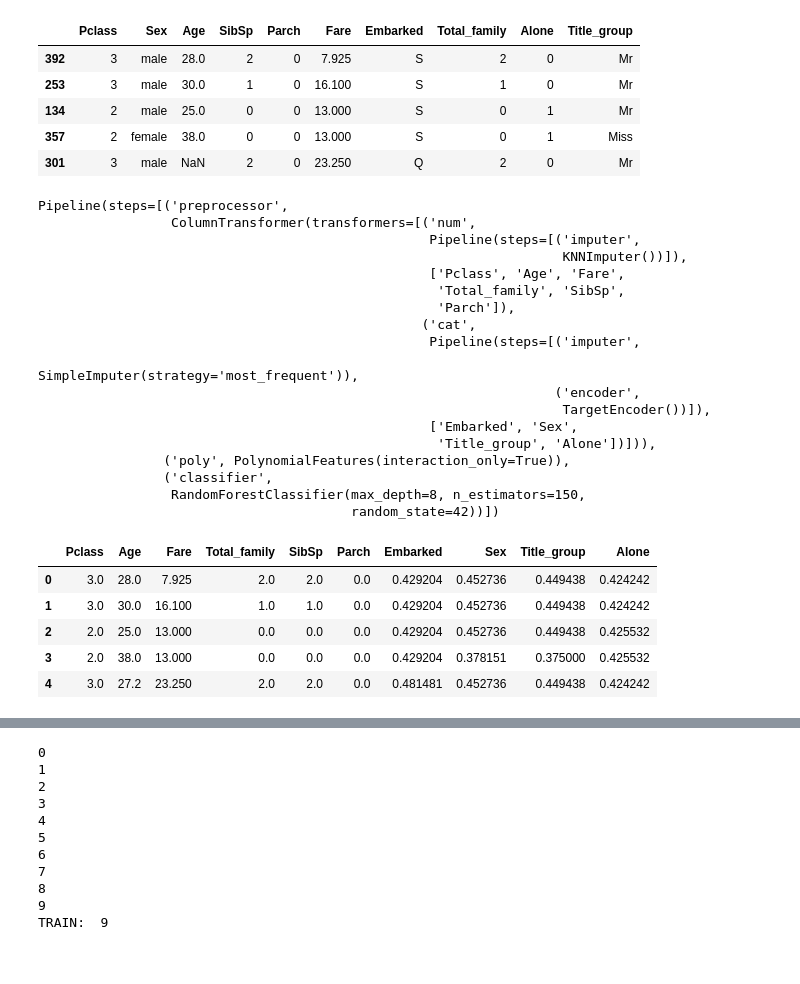
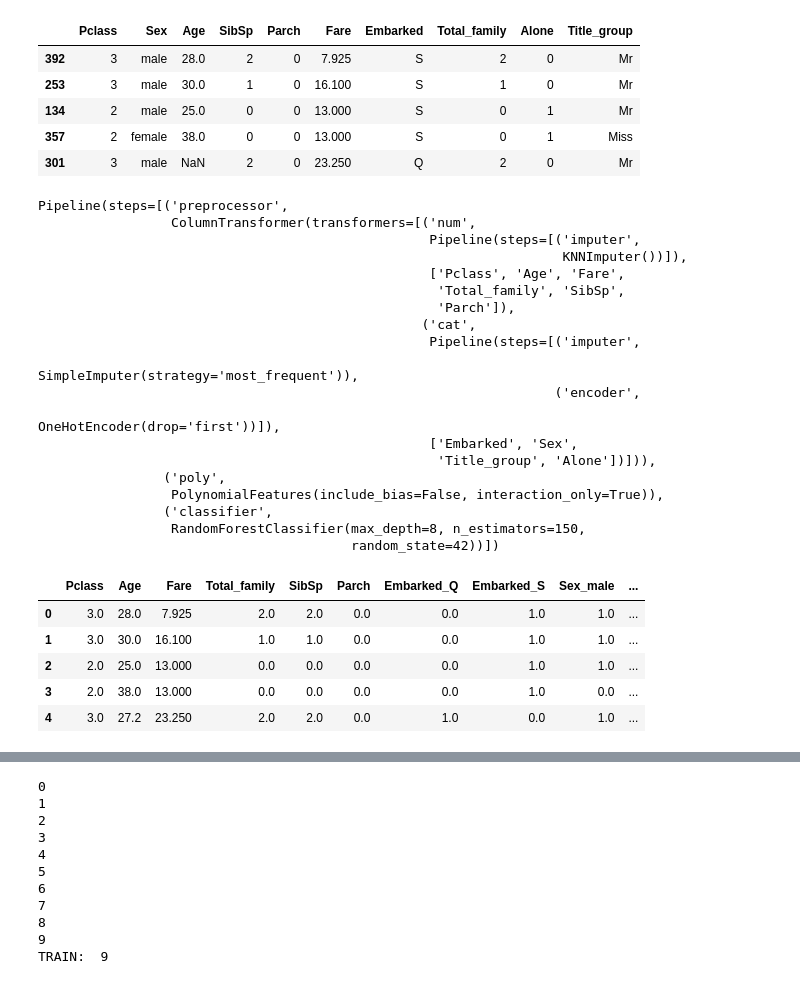
Before and after one commit to Sebasu11/Titanic-Machine-Learning-from-Disaster, a Jupyter notebook: Titanic_Machine_Learning_from_Disaster/02_FrameWork.ipynb, the cells around one changed output, grey strips where cells are left out. Drawn from its saved outputs; the diff is of its cells as text; code cells hidden in the pictures.

```diff
--- a/Titanic_Machine_Learning_from_Disaster/02_FrameWork.ipynb
+++ b/Titanic_Machine_Learning_from_Disaster/02_FrameWork.ipynb
@@ -530,8 +530,8 @@ numeric_transformer = Pipeline(steps=[('imputer', KNNImputer(missing_values=np.n
 
 categorical_features = ['Embarked', 'Sex', "Title_group","Alone"]
 categorical_transformer = Pipeline(steps=[('imputer', SimpleImputer(missing_values=np.nan, strategy='most_frequent')),
-                                          ('encoder', TargetEncoder()),
-                                          #('encoder', OneHotEncoder(drop="first",handle_unknown='ignore')),
+                                          #('encoder', TargetEncoder()),
+                                          ('encoder', OneHotEncoder(drop="first",handle_unknown='error')),
                                           ]
                                    )
 
@@ -541,7 +541,7 @@ preprocessor = ColumnTransformer(transformers=[('num', numeric_transformer, nume
                                 )
 
 clf = Pipeline(steps=[('preprocessor', preprocessor),
-                      ("poly", PolynomialFeatures(interaction_only=True)),
+                      ("poly", PolynomialFeatures(interaction_only=True,include_bias=False)),
                       ('classifier', RandomForestClassifier(n_estimators = 150, max_depth=8, random_state=42))
                      ]
               )
@@ -558,25 +558,29 @@ Pipeline(steps=[('preprocessor',
                                                   Pipeline(steps=[('imputer',
                                                                    SimpleImputer(strategy='most_frequent')),
                                                                   ('encoder',
-                                                                   TargetEncoder())]),
+                                                                   OneHotEncoder(drop='first'))]),
                                                   ['Embarked', 'Sex',
                                                    'Title_group', 'Alone'])])),
-                ('poly', PolynomialFeatures(interaction_only=True)),
+                ('poly',
+                 PolynomialFeatures(include_bias=False, interaction_only=True)),
                 ('classifier',
                  RandomForestClassifier(max_depth=8, n_estimators=150,
                                         random_state=42))])
 # %%
 preprocessor.fit(X_train,y_train)
-# cat_columns = preprocessor.named_transformers_['cat']['encoder'].get_feature_names(categorical_features)
-columns_transformed = np.append(numeric_features,categorical_features)
+cat_columns = preprocessor.named_transformers_['cat']['encoder'].get_feature_names(categorical_features)
+columns_transformed = np.append(numeric_features,
+                                cat_columns,
+                                #categorical_features
+                               )
 pd.DataFrame(preprocessor.transform(X_train), columns=columns_transformed).head()
 # %% [output]
-|  | Pclass | Age | Fare | Total_family | SibSp | Parch | Embarked | Sex | Title_group | Alone |
-| 0 | 3.0 | 28.0 | 7.925 | 2.0 | 2.0 | 0.0 | 0.429204 | 0.452736 | 0.449438 | 0.424242 |
-| 1 | 3.0 | 30.0 | 16.100 | 1.0 | 1.0 | 0.0 | 0.429204 | 0.452736 | 0.449438 | 0.424242 |
-| 2 | 2.0 | 25.0 | 13.000 | 0.0 | 0.0 | 0.0 | 0.429204 | 0.452736 | 0.449438 | 0.425532 |
-| 3 | 2.0 | 38.0 | 13.000 | 0.0 | 0.0 | 0.0 | 0.429204 | 0.378151 | 0.375000 | 0.425532 |
-| 4 | 3.0 | 27.2 | 23.250 | 2.0 | 2.0 | 0.0 | 0.481481 | 0.452736 | 0.449438 | 0.424242 |
+|  | Pclass | Age | Fare | Total_family | SibSp | Parch | Embarked_Q | Embarked_S | Sex_male | ... |
+| 0 | 3.0 | 28.0 | 7.925 | 2.0 | 2.0 | 0.0 | 0.0 | 1.0 | 1.0 | ... |
+| 1 | 3.0 | 30.0 | 16.100 | 1.0 | 1.0 | 0.0 | 0.0 | 1.0 | 1.0 | ... |
+| 2 | 2.0 | 25.0 | 13.000 | 0.0 | 0.0 | 0.0 | 0.0 | 1.0 | 1.0 | ... |
+| 3 | 2.0 | 38.0 | 13.000 | 0.0 | 0.0 | 0.0 | 0.0 | 1.0 | 0.0 | ... |
+| 4 | 3.0 | 27.2 | 23.250 | 2.0 | 2.0 | 0.0 | 1.0 | 0.0 | 1.0 | ... |
 # %%
 %%time
 clf.fit(X_train, y_train);
```
Also changed, not shown: parts of 27 cells of this notebook.
